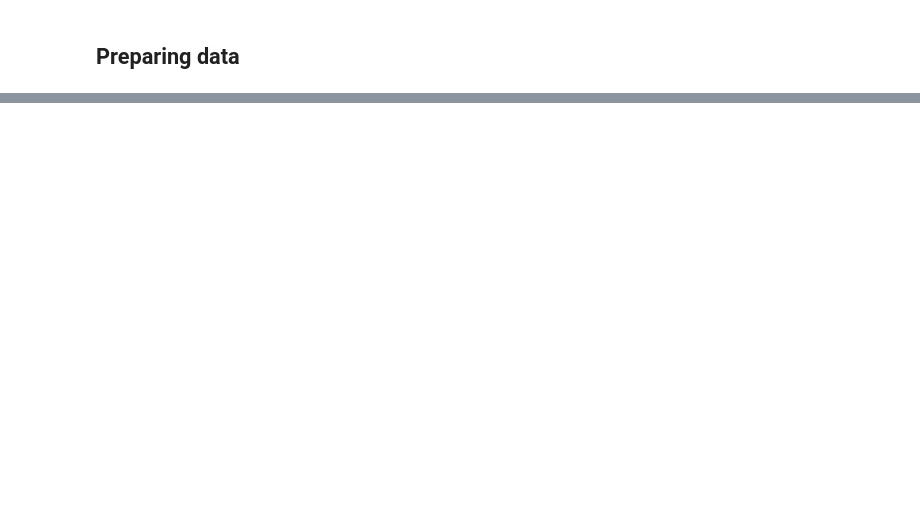
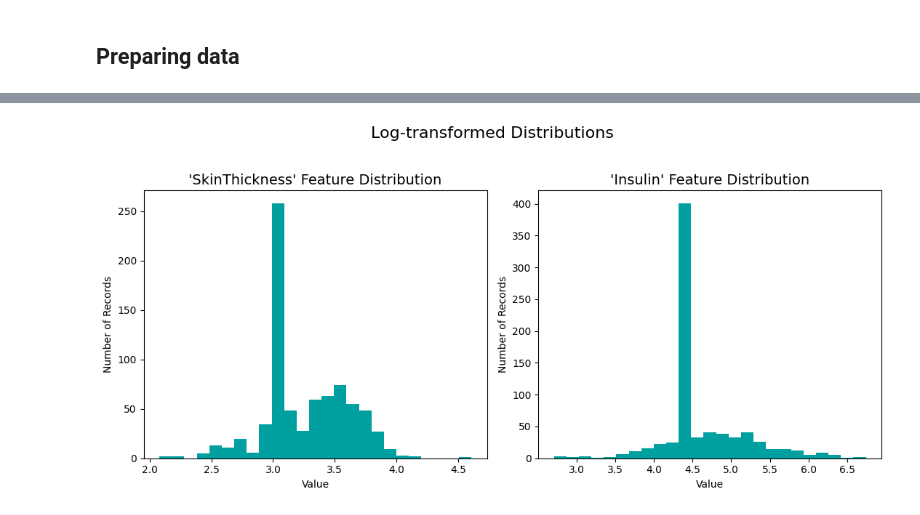
Before and after one commit to Akash-vadakkeveetil/Diabetes-prediction, a Jupyter notebook: diabetes-prediction-system.ipynb, the cells around one changed output, grey strips where cells are left out. Saved outputs shown, nothing was run; the diff lists cells and outputs as text; code cells hidden in the pictures; blank space fills up the shorter version.

```diff
--- a/diabetes-prediction-system.ipynb
+++ b/diabetes-prediction-system.ipynb
@@ -47,0 +124,37 @@ display(data.head())
+# %%
+def distribution(data, transformed = False):
+    """
+    Visualization code for displaying skewed distributions of features
+    """
+
+    # Create figure
+    fig = plt.figure(figsize = (11,5));
+
+    # Skewed feature plotting
+    for i, feature in enumerate(['SkinThickness','Insulin']):
+        ax = fig.add_subplot(1, 2, i+1)
+        ax.hist(data[feature], bins = 25, color = '#00A0A0')
+        ax.set_title("'%s' Feature Distribution"%(feature), fontsize = 14)
+        ax.set_xlabel("Value")
+        ax.set_ylabel("Number of Records")
+
+    # Plot aesthetics
+    if transformed:
+        fig.suptitle("Log-transformed Distributions", \
+            fontsize = 16, y = 1.03)
+    else:
+        fig.suptitle("Skewed Distributions", \
+            fontsize = 16, y = 1.03)
+
+    fig.tight_layout()
+    fig.show()
+# %%
+# Log-transform the skewed features
+skewed = ['SkinThickness','Insulin']
+features_log_transformed = pd.DataFrame(data = features_r)
+features_log_transformed[skewed] = features_r[skewed].apply(lambda x: np.log(x + 1))
+
+# Visualize the new log distributions
+distribution(features_log_transformed, transformed = True)
+# %% [output]
+[figure, added]
```
Also changed, not shown: parts of 10 cells of this notebook.
